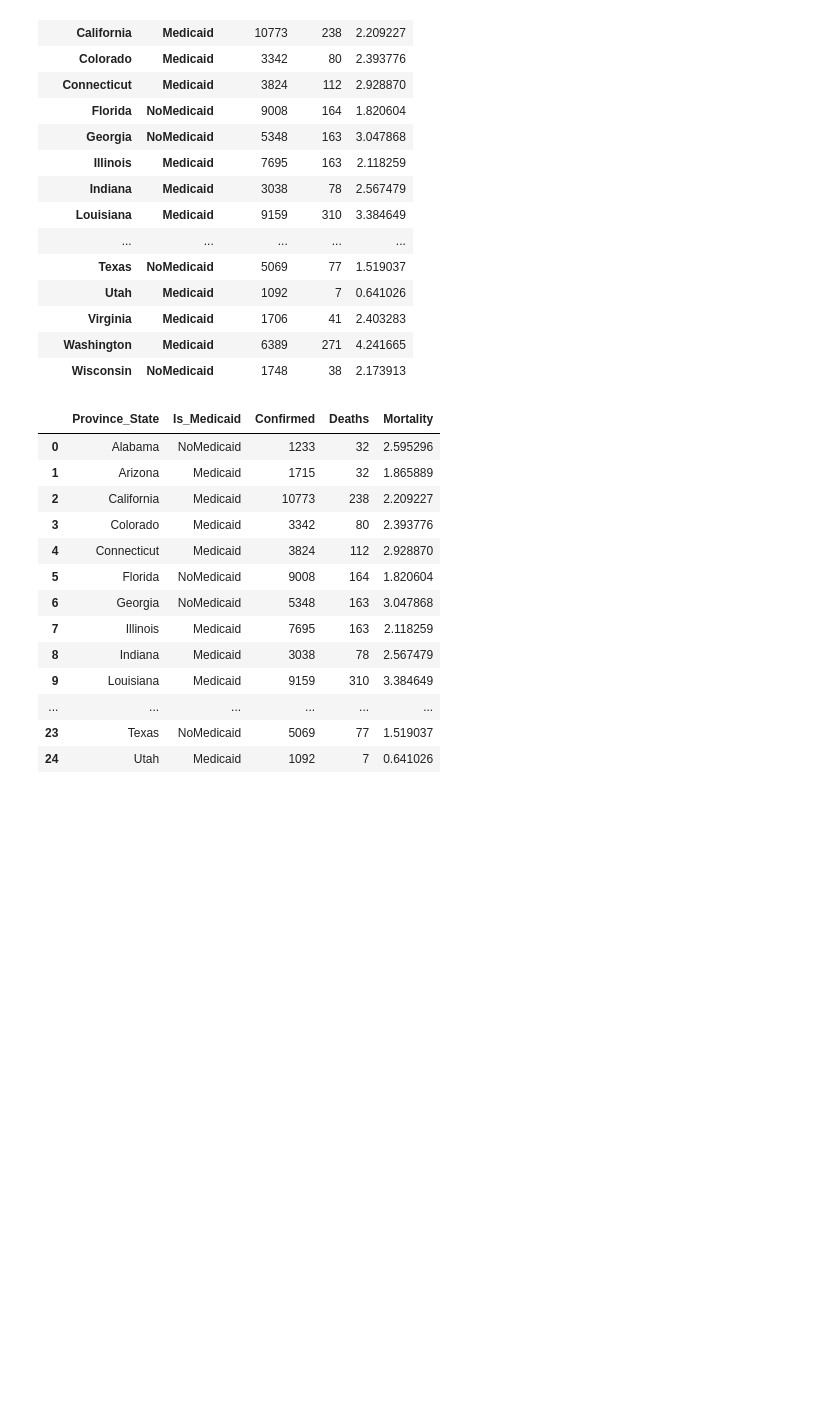
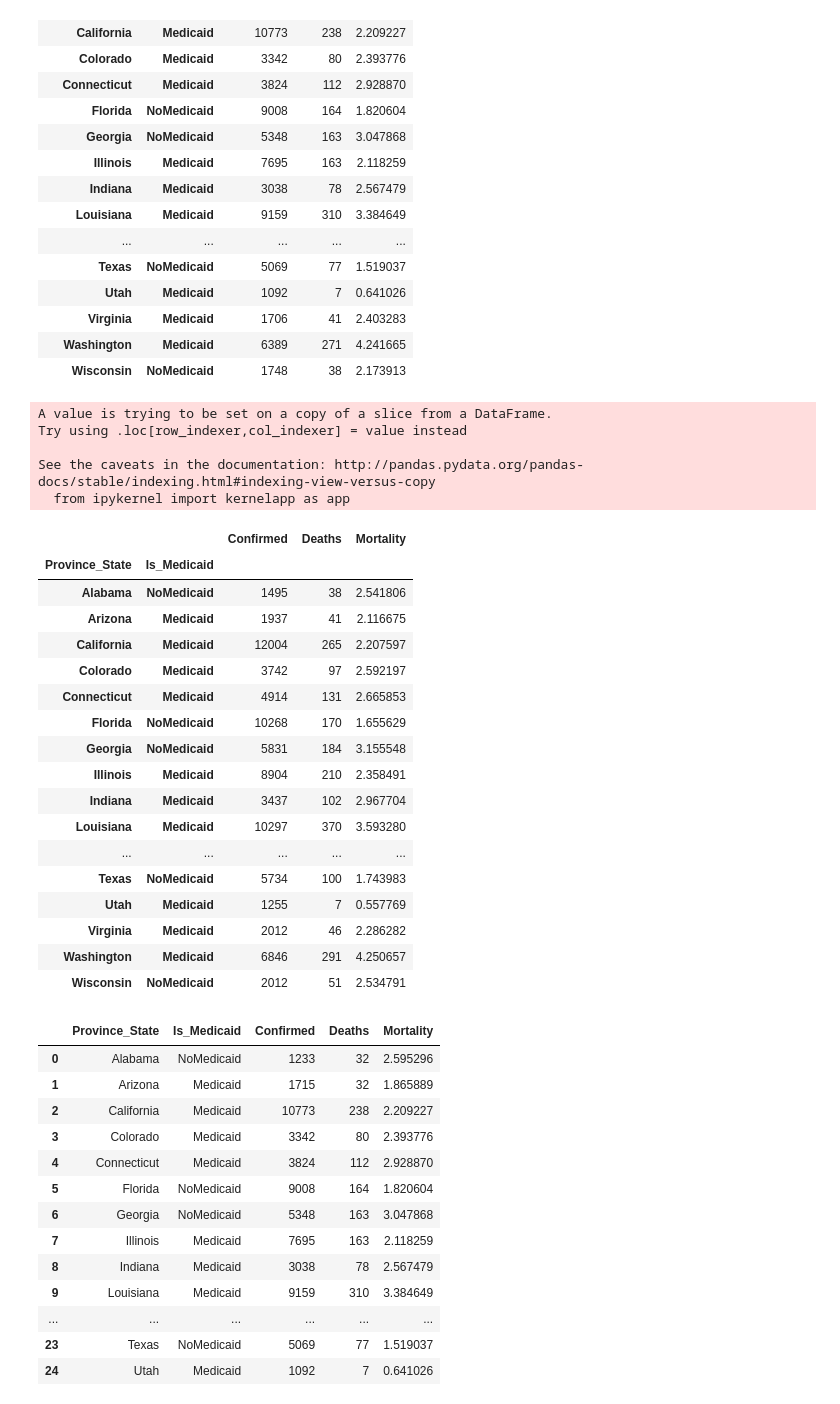
Before and after one commit to dmuralik/COVID-19, a Jupyter notebook: Analysis.ipynb, the cells around one changed output. Drawn from its saved outputs; the diff is of its cells as text; code cells hidden in the pictures; blank space fills up the shorter version.

```diff
--- a/Analysis.ipynb
+++ b/Analysis.ipynb
@@ -466,3 +472,7 @@ wMedicaidConf
 | West Virginia | Medicaid | 216 | 2 |
 | Wisconsin | NoMedicaid | 1748 | 38 |
 | Wyoming | NoMedicaid | 150 | 0 |
+# %%
+#4/3
+wMedicaidConf = usaMedicaid.groupby(['Province_State','Is_Medicaid'])['Confirmed','Deaths'].sum()
+wMedicaidConf
@@ -488,3 +518,7 @@ wMedicaidConfOver1k
 | Virginia | Medicaid | 1706 | 41 |
 | Washington | Medicaid | 6389 | 271 |
 | Wisconsin | NoMedicaid | 1748 | 38 |
+# %%
+#4/3
+wMedicaidConfOver1k = wMedicaidConf[wMedicaidConf['Confirmed'] > 1000]
+wMedicaidConfOver1k
@@ -519,6 +573,34 @@ See the caveats in the documentation: http://pandas.pydata.org/pandas-docs/stabl
 | Virginia | Medicaid | 1706 | 41 | 2.403283 |
 | Washington | Medicaid | 6389 | 271 | 4.241665 |
 | Wisconsin | NoMedicaid | 1748 | 38 | 2.173913 |
+# %%
+#4/3
+wMedicaidConfOver1k['Mortality'] = wMedicaidConfOver1k['Deaths'] / wMedicaidConfOver1k['Confirmed'] * 100
+wMedicaidConfOver1k
+# %% [output]
+A value is trying to be set on a copy of a slice from a DataFrame.
+Try using .loc[row_indexer,col_indexer] = value instead
+
+See the caveats in the documentation: http://pandas.pydata.org/pandas-docs/stable/indexing.html#indexing-view-versus-copy
+  from ipykernel import kernelapp as app
+|  |  | Confirmed | Deaths | Mortality |
+| Province_State | Is_Medicaid |  |  |  |
+| Alabama | NoMedicaid | 1495 | 38 | 2.541806 |
+| Arizona | Medicaid | 1937 | 41 | 2.116675 |
+| California | Medicaid | 12004 | 265 | 2.207597 |
+| Colorado | Medicaid | 3742 | 97 | 2.592197 |
+| Connecticut | Medicaid | 4914 | 131 | 2.665853 |
+| Florida | NoMedicaid | 10268 | 170 | 1.655629 |
+| Georgia | NoMedicaid | 5831 | 184 | 3.155548 |
+| Illinois | Medicaid | 8904 | 210 | 2.358491 |
+| Indiana | Medicaid | 3437 | 102 | 2.967704 |
+| Louisiana | Medicaid | 10297 | 370 | 3.593280 |
+| ... | ... | ... | ... | ... |
+| Texas | NoMedicaid | 5734 | 100 | 1.743983 |
+| Utah | Medicaid | 1255 | 7 | 0.557769 |
+| Virginia | Medicaid | 2012 | 46 | 2.286282 |
+| Washington | Medicaid | 6846 | 291 | 4.250657 |
+| Wisconsin | NoMedicaid | 2012 | 51 | 2.534791 |
 # %%
 wMedicaidConfOver1k = wMedicaidConfOver1k.reset_index()
 wMedicaidConfOver1k
```
Also changed, not shown: parts of 14 cells of this notebook.
